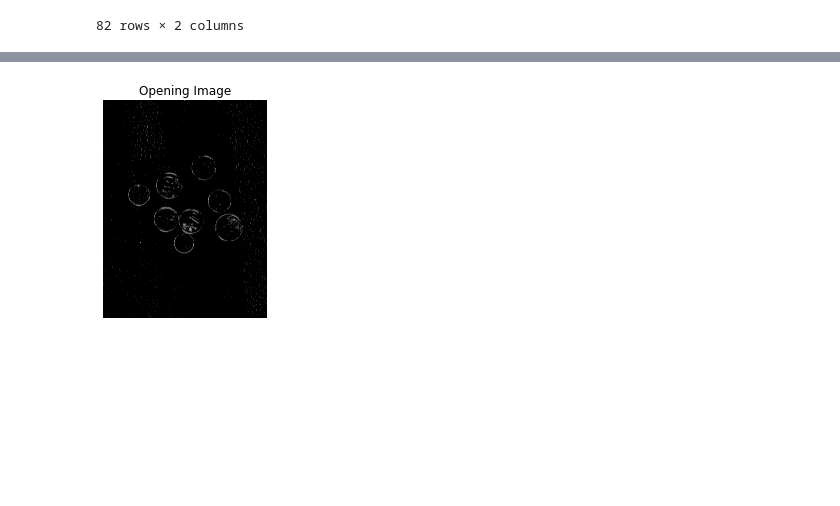
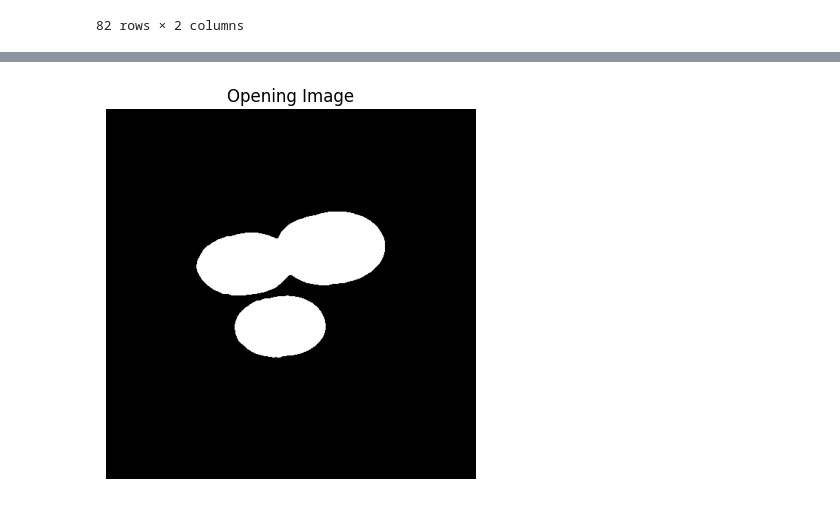
Before and after one commit to Ragnarock-16/CoinCounter, a Jupyter notebook: CoinCounter/notebook.ipynb, the cells around one changed output, grey strips where cells are left out. Drawn from its saved outputs; the diff is of its cells as text; code cells hidden in the pictures; blank space fills up the shorter version.

```diff
--- a/CoinCounter/notebook.ipynb
+++ b/CoinCounter/notebook.ipynb
@@ -74,8 +74,9 @@ def read_images():
 # %%
 images = read_images()
 # %%
-img = images["IMG_1642.JPG"]
+img = images["IMG_5953.jpeg"]
 img = cv2.cvtColor(img, cv2.COLOR_BGR2RGB)
+img = cv2.resize(img,(512,512),interpolation=cv2.INTER_AREA)
 # %%
 dataset
 # %% [output]
@@ -157,0 +157,9 @@ plt.show()
+# %%
+ret, thresh = cv2.threshold(gray,0,255,cv2.THRESH_BINARY_INV+cv2.THRESH_OTSU)
+# %%
+median_filtered_image = cv2.medianBlur(thresh, 5)
+
+plt.imshow(median_filtered_image, cmap='gray')
+plt.title('median_filtered_image')
+plt.axis('off')
+plt.show()
@@ -158,13 +168,13 @@ plt.show()
 # %%
 kernel_size = 5
 
 kernel = cv2.getStructuringElement(cv2.MORPH_ELLIPSE, (kernel_size, kernel_size))
 
-opening_image = cv2.morphologyEx(inverse_thresholded_image, cv2.MORPH_OPEN, kernel)
+opening_image = cv2.morphologyEx(median_filtered_image, cv2.MORPH_OPEN, kernel)
 
 plt.imshow(opening_image, cmap='gray')
 plt.title('Opening Image')
 plt.axis('off')
 plt.show()
 # %% [output]
-[figure, old version]
+[figure, new version]
```
Also changed, not shown: parts of 25 cells of this notebook.
